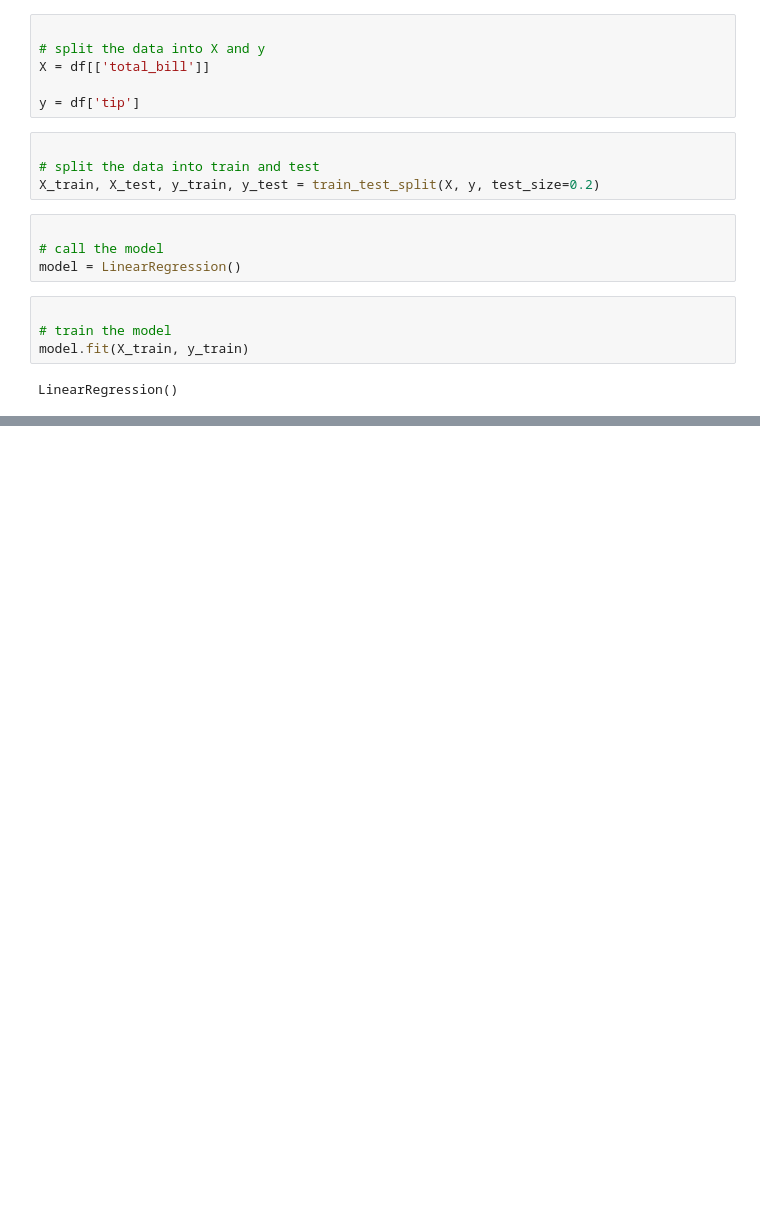
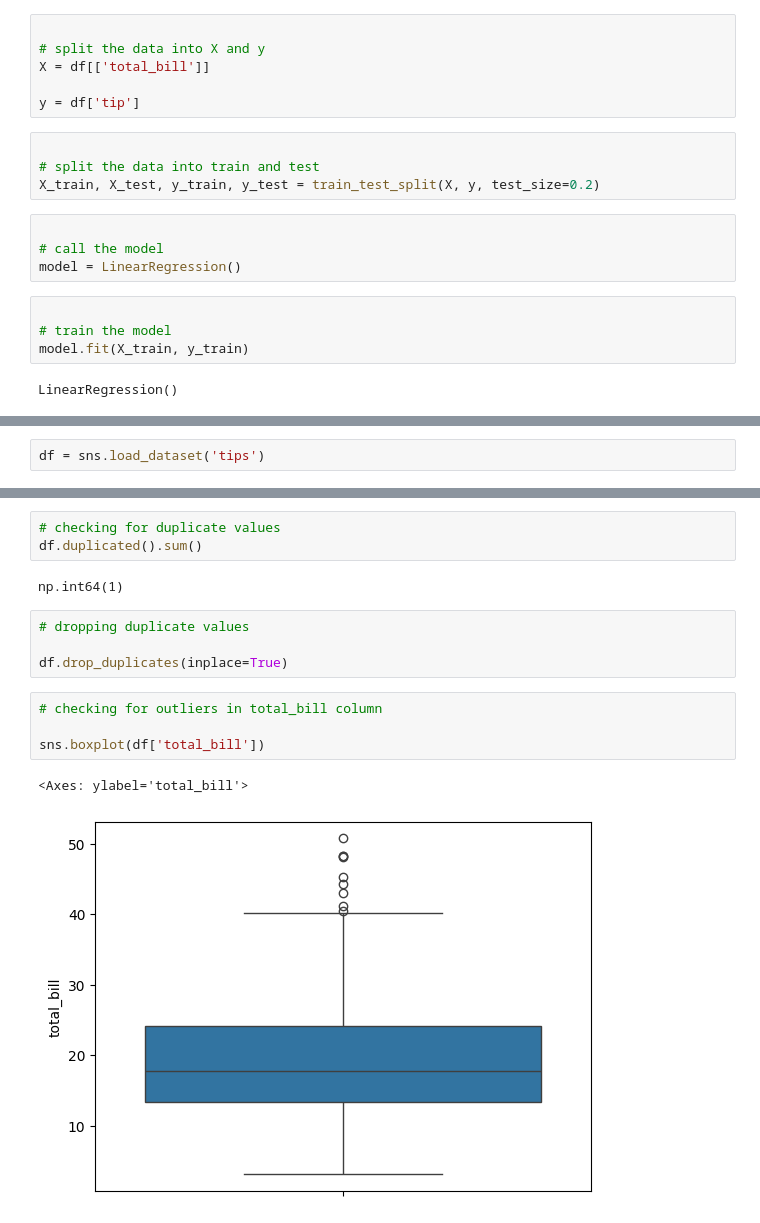
Before and after one commit to arhamm07/07_Machine_Learning, a Jupyter notebook: 09_Linear_Regression.ipynb, the cells around one changed output, grey strips where cells are left out. Cells and saved outputs as stored; diff of their text form; blank space fills up the shorter version.

```diff
--- a/09_Linear_Regression.ipynb
+++ b/09_Linear_Regression.ipynb
@@ -106,0 +109,2 @@ plt.show()
+# %%
+df = sns.load_dataset('tips')
@@ -106,0 +133,16 @@ plt.show()
+# %%
+# checking for duplicate values
+df.duplicated().sum()
+# %% [output]
+np.int64(1)
+# %%
+# dropping duplicate values
+
+df.drop_duplicates(inplace=True)
+# %%
+# checking for outliers in total_bill column
+
+sns.boxplot(df['total_bill'])
+# %% [output]
+<Axes: ylabel='total_bill'>
+[figure, added]
```
Also changed, not shown: parts of 23 cells of this notebook.
